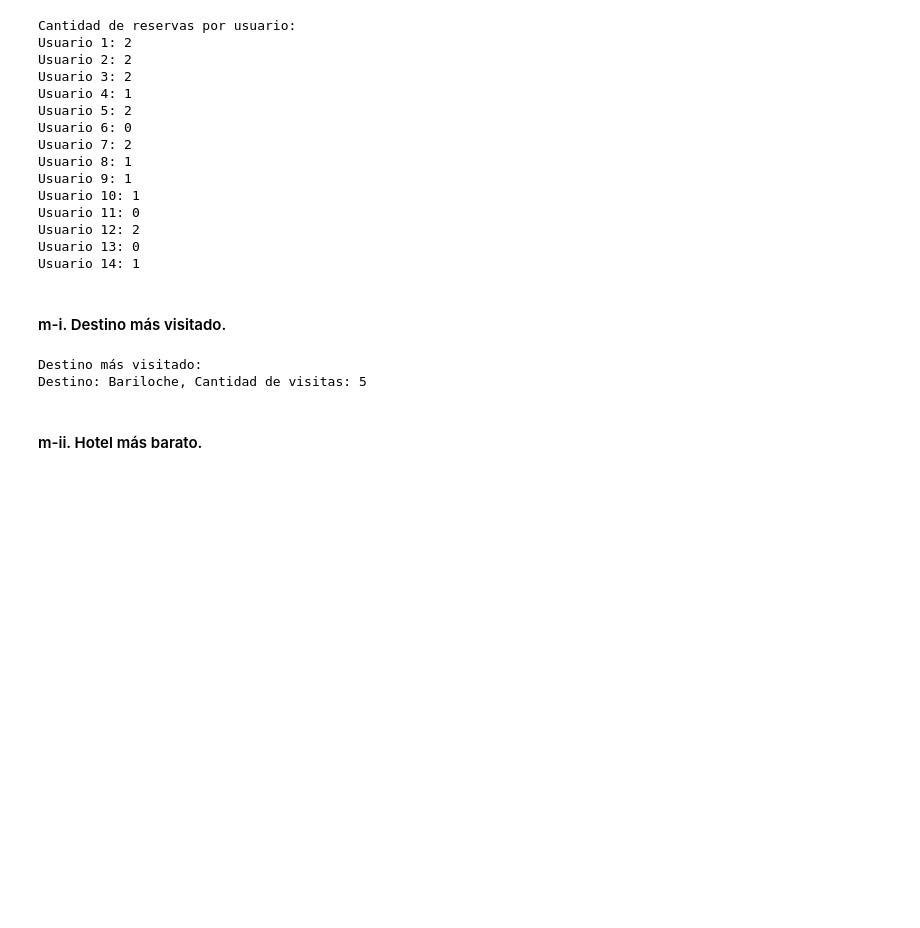
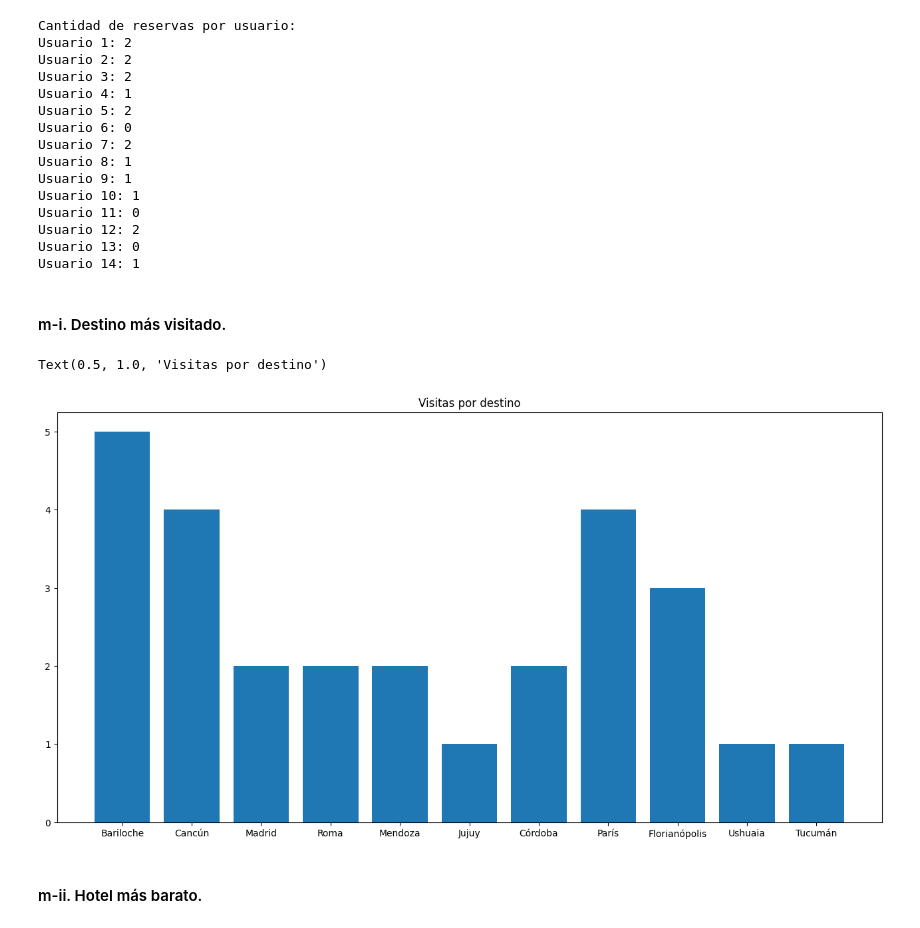
Before and after one commit to emicerrate/Base-de-Datos-2025, a Jupyter notebook: notebooks/project.ipynb, the cells around one changed output. Saved outputs shown, nothing was run; the diff lists cells and outputs as text; code cells hidden in the pictures; blank space fills up the shorter version.

```diff
--- a/notebooks/project.ipynb
+++ b/notebooks/project.ipynb
@@ -474,25 +474,22 @@ Usuario 14: 1
 # %% [markdown]
 #### m-i. Destino más visitado.
 # %%
+import matplotlib.pyplot as plt
 query = """
 MATCH (n)-[:VISITO]->(d:Destino)
-RETURN d.ciudad AS destino, COUNT(n) AS cantidad
+WITH d, COUNT(n) as cantidad
+RETURN COLLECT(d.ciudad) AS destinos, COLLECT(cantidad) AS visitas
 """
 visitas_por_destino = driver.session().run(query)
-print("Destino más visitado:")
-max = 0
-list = []
-for d in visitas_por_destino:
-    if d['cantidad'] > max:
-        max = d['cantidad']
-        list = [(d['destino'], d['cantidad'])]
-    elif d['cantidad'] == max:
-        list.append((d['destino'], d['cantidad']))
-for dest in list:
-    print(f"Destino: {dest[0]}, Cantidad de visitas: {dest[1]}")
+for x in visitas_por_destino:
+    tabla = lambda y: [a for a in x]
+
+plt.figure(figsize=(16,8))
+plt.bar(tabla(visitas_por_destino)[0], tabla(visitas_por_destino)[1])
+plt.title('Visitas por destino')
 # %% [output]
-Destino más visitado:
-Destino: Bariloche, Cantidad de visitas: 5
+Text(0.5, 1.0, 'Visitas por destino')
+[figure, added]
 # %% [markdown]
 #### m-ii. Hotel más barato.
 # %%
```
